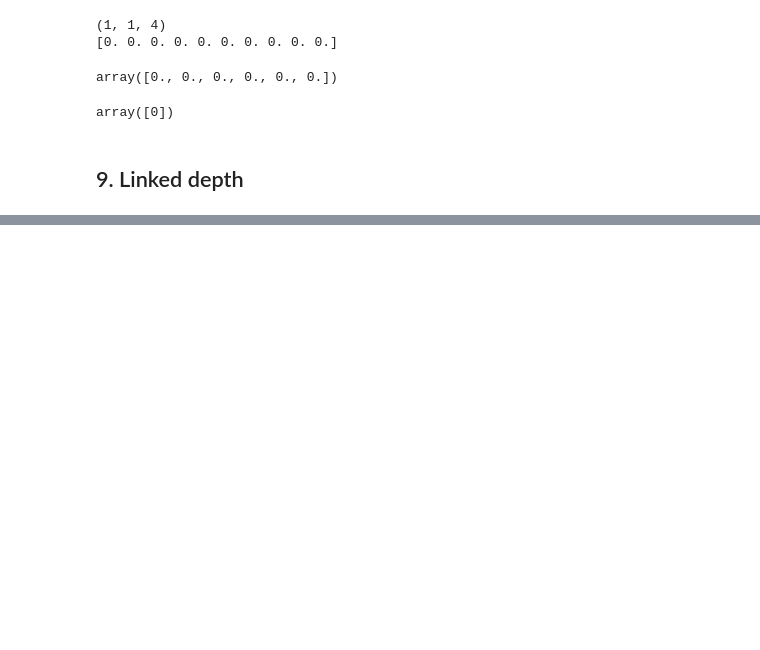
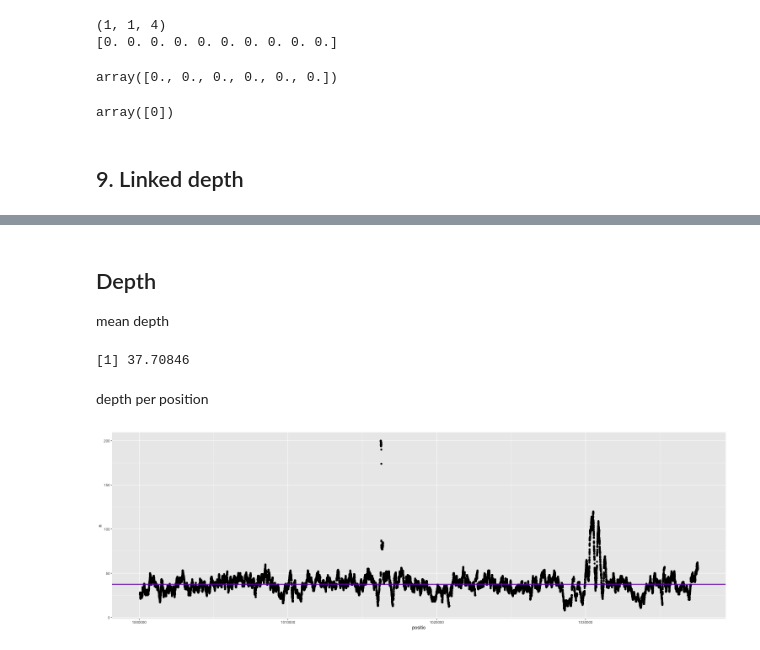
Before and after one commit to RacimoLab/simGL, a Jupyter notebook: notebook/simGL.ipynb, the cells around one changed output, grey strips where cells are left out. Cells and saved outputs as stored; diff of their text form; code cells hidden in the pictures; blank space fills up the shorter version.

Commit message:
linked depth exploration

```diff
--- a/notebook/simGL.ipynb
+++ b/notebook/simGL.ipynb
@@ -1478,0 +1588,26 @@ for i in range(3):
+# %% [markdown]
+## Depth
+
+mean depth
+# %%
+%%R
+
+df %>%
+    count(positio) %>%
+    pull(n) %>%
+    mean()
+# %% [output]
+[1] 37.70846
+# %% [markdown]
+depth per position
+# %%
+%%R --width 1500
+
+df %>%
+    count(positio) %>%
+    ggplot() +
+    geom_point(aes(x = positio, y = n)) +
+    geom_hline(aes(yintercept = mean(n)), color = "red") +
+    geom_hline(aes(yintercept = median(n)), color = "blue")
+# %% [output]
+[figure, added]
```
Also changed, not shown: parts of 36 cells of this notebook.
